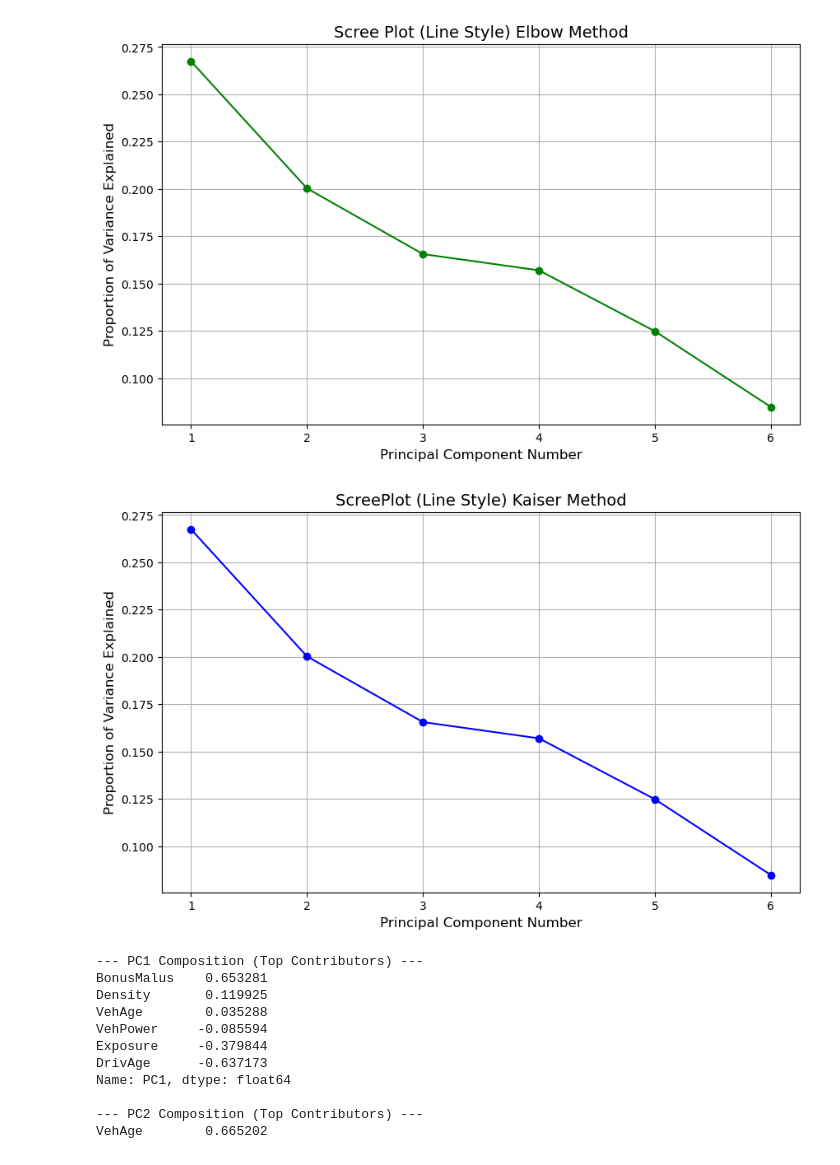
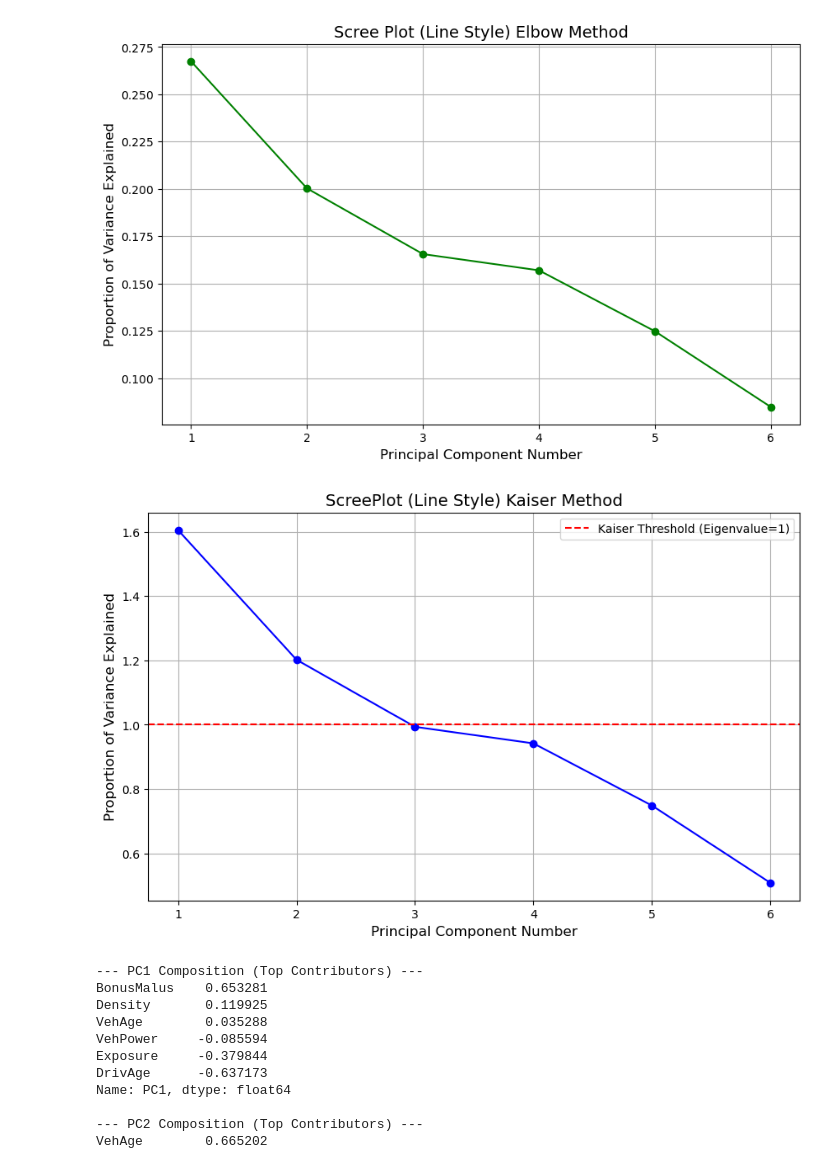
Before and after one commit to Oliverdron/MachineLearning_Project_2025_TeamJP, a Jupyter notebook: notebooks/02_pca_clustering.ipynb, the cells around one changed output. Saved outputs shown, nothing was run; the diff lists cells and outputs as text; code cells hidden in the pictures.

Commit message:
Finalised PCA notebook
Finished off with Bi-plot + Handing Off

```diff
--- a/notebooks/02_pca_clustering.ipynb
+++ b/notebooks/02_pca_clustering.ipynb
@@ -180,17 +183,19 @@ plt.grid()
 # %%
 # Kaiser method variation Scree Plot -
 # Works with absolute values while we have been working with proportions of variance explained
 # Here we look at the eigenvalues directly. After scaling all variables have variance 1, after transformation so we look for eigenvalues >1 as variables
 # that now have less than 1 variance are not contributing meaningfully compared to ones with greater than 1.
 eigenvalues = pca.explained_variance_
 plt.figure(figsize=(10,6))
-plt.plot(PC_number, exp_var, marker='o', linestyle='-', color='b')
+plt.plot(PC_number, eigenvalues, marker='o', linestyle='-', color='b')
 plt.title('ScreePlot (Line Style) Kaiser Method', fontsize =14)
 plt.xlabel('Principal Component Number', fontsize=12)
 plt.ylabel('Proportion of Variance Explained', fontsize=12)
+plt.axhline(y= 1, color='r', linestyle='--', label='Kaiser Threshold (Eigenvalue=1)')
+plt.legend(loc = 'upper right')
 plt.grid()
 # %% [output]
-[figure, old version]
+[figure, new version]
 # %%
 # Decomposition of Principal Components
 # Create a Loadings DataFrame
```
Also changed, not shown: parts of 4 cells of this notebook.
